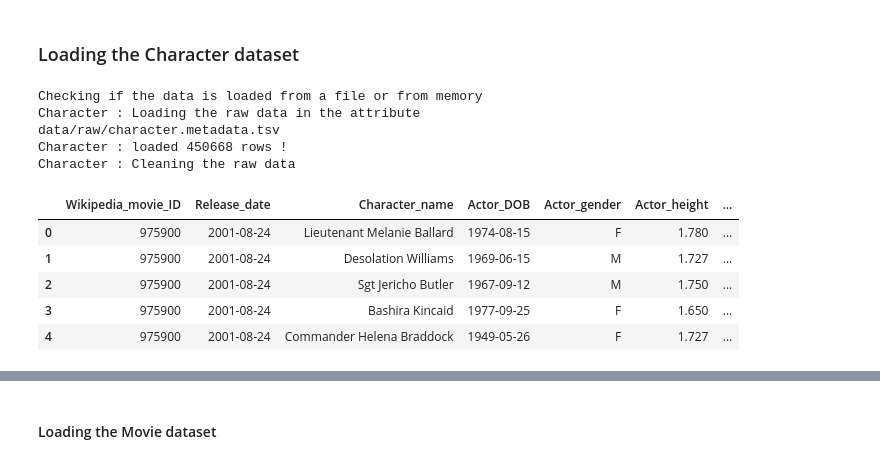
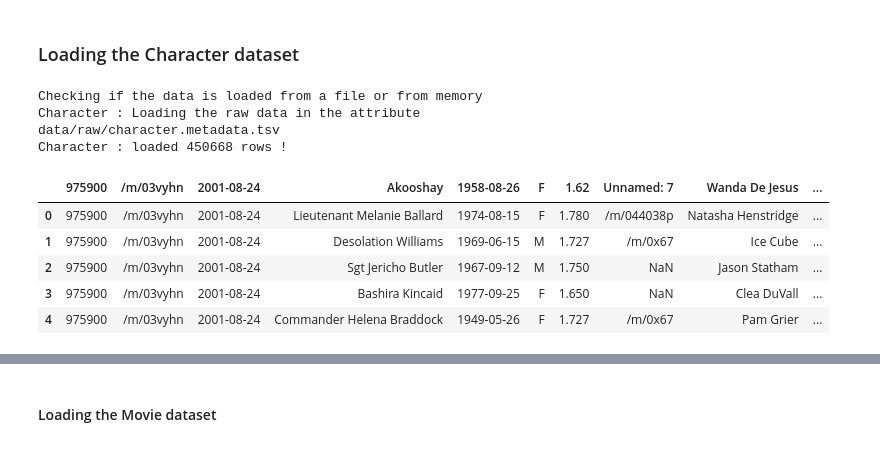
Before and after one commit to epfl-ada/ada-2024-project-dondata2025, a Jupyter notebook: results.ipynb, the cells around one changed output, grey strips where cells are left out. Drawn from its saved outputs; the diff is of its cells as text; code cells hidden in the pictures.

```diff
--- a/results.ipynb
+++ b/results.ipynb
@@ -6,17 +6,14 @@ import src.data.movies_char_data as NamesData
 # %%
-characterNames = NamesData.CharacterData("Character", "character.metadata.tsv")
-
-characterNames.clean_raw_data()
-characterNames.clean_df.head()
+character_df = MovieChar.CharacterData("Character", "character.metadata.tsv", output_name = "character_data_clean.csv")
+character_df.raw_df.head()
 # %% [output]
 Checking if the data is loaded from a file or from memory
 Character : Loading the raw data in the attribute
 data/raw/character.metadata.tsv
 Character : loaded 450668 rows !
-Character : Cleaning the raw data
-|  | Wikipedia_movie_ID | Release_date | Character_name | Actor_DOB | Actor_gender | Actor_height | ... |
-| 0 | 975900 | 2001-08-24 | Lieutenant Melanie Ballard | 1974-08-15 | F | 1.780 | ... |
-| 1 | 975900 | 2001-08-24 | Desolation Williams | 1969-06-15 | M | 1.727 | ... |
-| 2 | 975900 | 2001-08-24 | Sgt Jericho Butler | 1967-09-12 | M | 1.750 | ... |
-| 3 | 975900 | 2001-08-24 | Bashira Kincaid | 1977-09-25 | F | 1.650 | ... |
-| 4 | 975900 | 2001-08-24 | Commander Helena Braddock | 1949-05-26 | F | 1.727 | ... |
+|  | 975900 | /m/03vyhn | 2001-08-24 | Akooshay | 1958-08-26 | F | 1.62 | Unnamed: 7 | Wanda De Jesus | ... |
+| 0 | 975900 | /m/03vyhn | 2001-08-24 | Lieutenant Melanie Ballard | 1974-08-15 | F | 1.780 | /m/044038p | Natasha Henstridge | ... |
+| 1 | 975900 | /m/03vyhn | 2001-08-24 | Desolation Williams | 1969-06-15 | M | 1.727 | /m/0x67 | Ice Cube | ... |
+| 2 | 975900 | /m/03vyhn | 2001-08-24 | Sgt Jericho Butler | 1967-09-12 | M | 1.750 | NaN | Jason Statham | ... |
+| 3 | 975900 | /m/03vyhn | 2001-08-24 | Bashira Kincaid | 1977-09-25 | F | 1.650 | NaN | Clea DuVall | ... |
+| 4 | 975900 | /m/03vyhn | 2001-08-24 | Commander Helena Braddock | 1949-05-26 | F | 1.727 | /m/0x67 | Pam Grier | ... |
```
Also changed, not shown: parts of 10 cells of this notebook, 3 other files.
